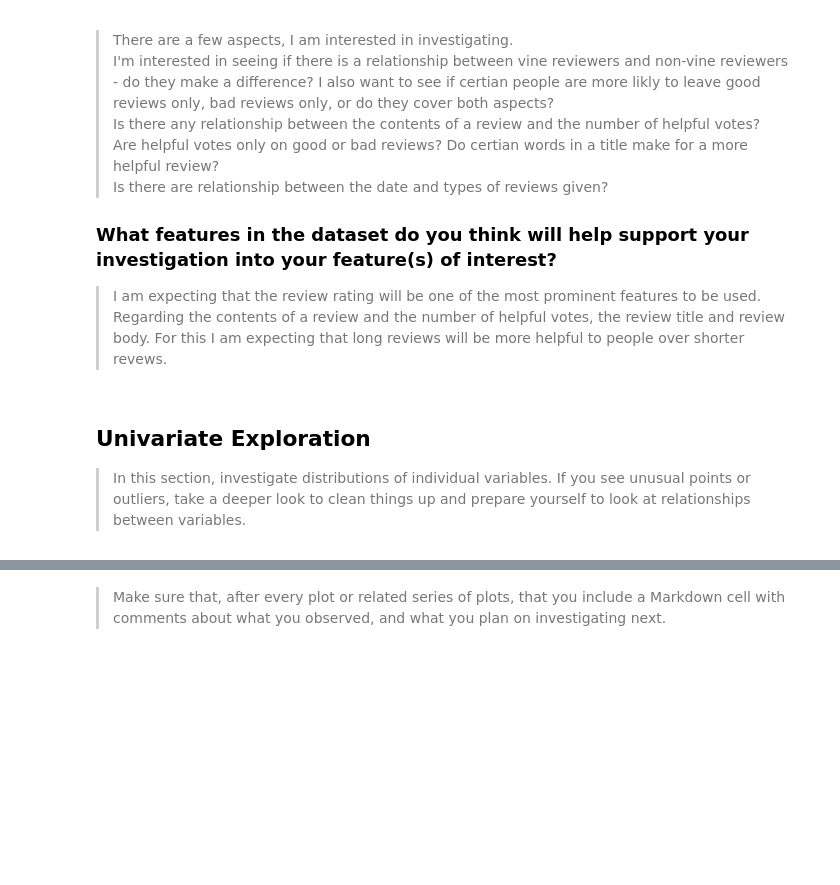
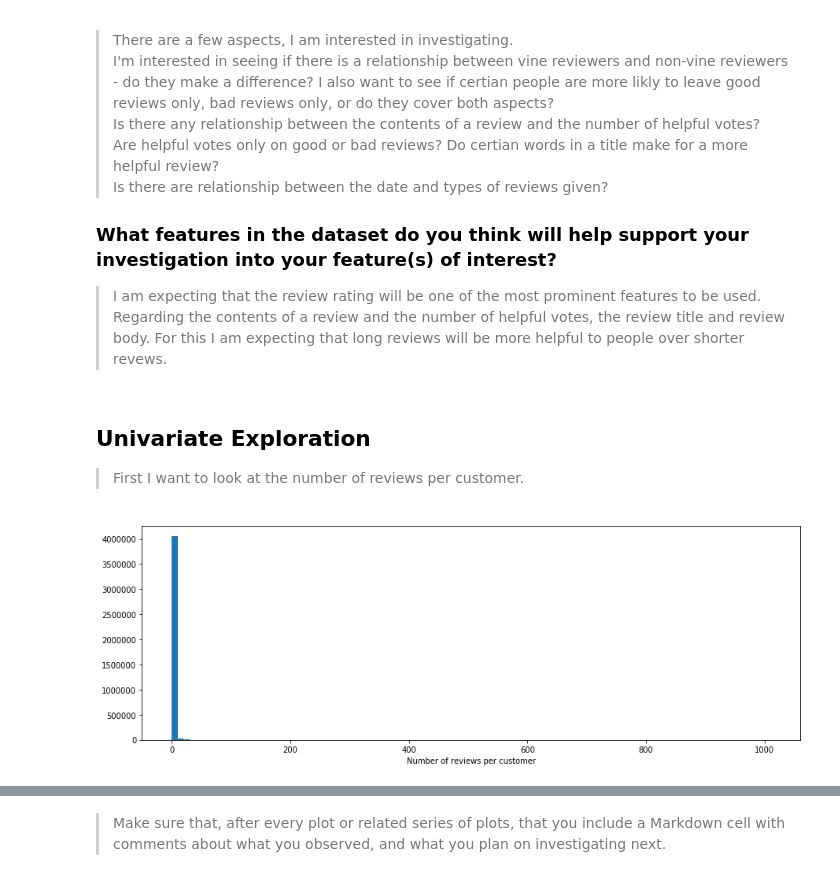
Before and after one commit to ElectricKea/CommunicateFindings_Udacity_Project, a Jupyter notebook: exploration.ipynb, the cells around one changed output, grey strips where cells are left out. Saved outputs shown, nothing was run; the diff lists cells and outputs as text; code cells hidden in the pictures; blank space fills up the shorter version.

```diff
--- a/exploration.ipynb
+++ b/exploration.ipynb
@@ -329,9 +290,20 @@ Is there are relationship between the date and types of reviews given?
 ### What features in the dataset do you think will help support your investigation into your feature(s) of interest?
 
 > I am expecting that the review rating will be one of the most prominent features to be used. Regarding the contents of a review and the number of helpful votes, the review title and review body. For this I am expecting that long reviews will be more helpful to people over shorter revews.
-# %% [markdown]
-## Univariate Exploration
-
-> In this section, investigate distributions of individual variables. If
-you see unusual points or outliers, take a deeper look to clean things up
-and prepare yourself to look at relationships between variables.
+# %% [markdown]
+## Univariate Exploration
+
+> First I want to look at the number of reviews per customer.
+# %%
+#First plotted on a standard scale
+reviews_per_cus = reviews.customer_id.value_counts().tolist()
+binsize = 10
+bins = np.arange(0, reviews_per_cus[0]+binsize, binsize)
+
+#As the first bin has almost 4
+plt.figure(figsize=[15, 5])
+(n, bins, patches) = plt.hist(reviews_per_cus, bins = bins)
+plt.xlabel('Number of reviews per customer')
+plt.show()
+# %% [output]
+[figure, added]
```
Also changed, not shown: parts of 8 cells of this notebook.
